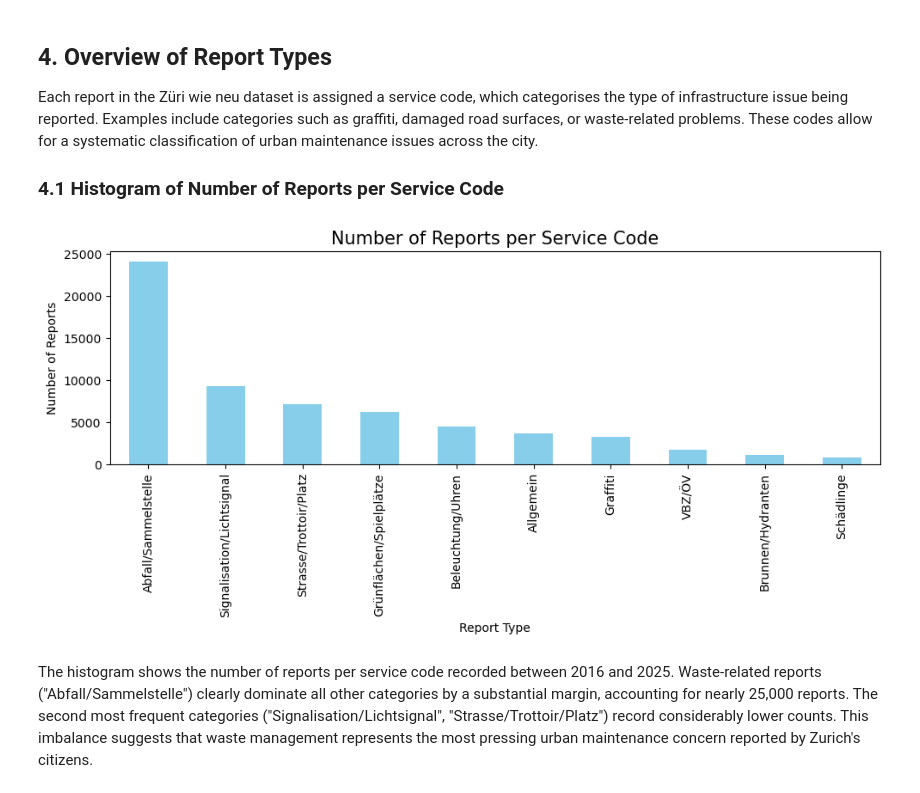
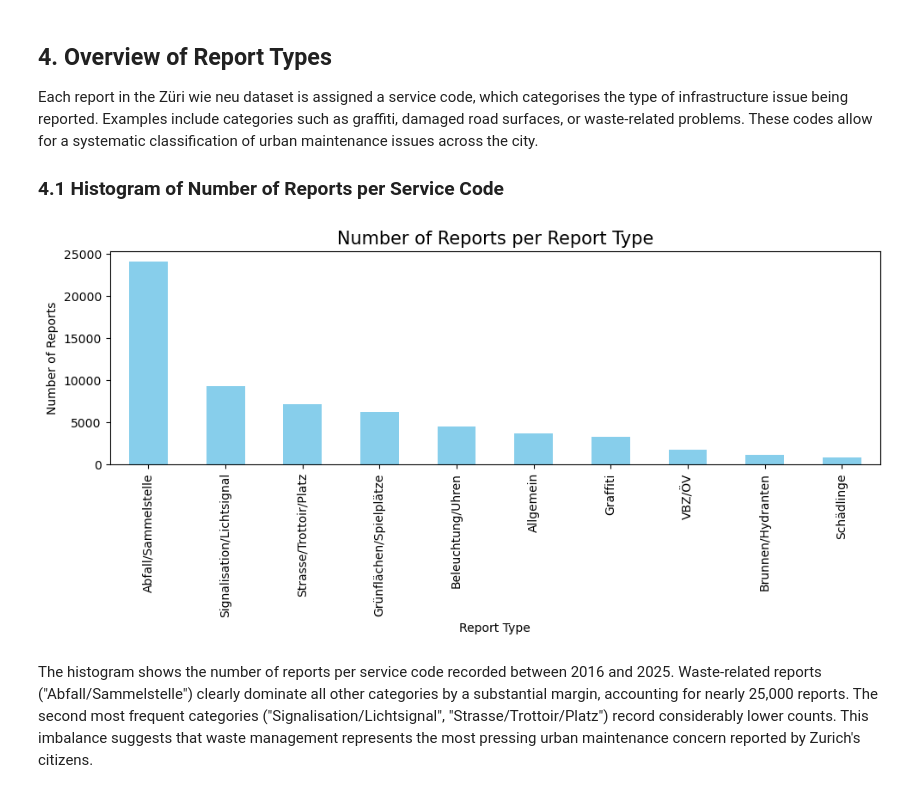
Before and after one commit to fabianott/zueriwieneu_spatial_analysis, a Jupyter notebook: notebooks/spatial_analysis.ipynb, the cells around one changed output. Drawn from its saved outputs; the diff is of its cells as text; code cells hidden in the pictures.

```diff
--- a/notebooks/spatial_analysis.ipynb
+++ b/notebooks/spatial_analysis.ipynb
@@ -305,13 +304,13 @@ Each report in the Züri wie neu dataset is assigned a service code, which categ
 # %%
 plot_bar(
     reports_gdf["service_code"].value_counts(),
-    title = "Number of Reports per Service Code",
+    title = "Number of Reports per Report Type",
     xlabel = "Report Type",
     ylabel = "Number of Reports",
-    output_path = outputs_dir / "reports_per_service_code.png",
+    output_path = outputs_dir / "reports_type_histogram.png",
 )
 # %% [output]
-[figure, old version]
+[figure, new version]
 # %% [markdown]
 The histogram shows the number of reports per service code recorded between 2016 and 2025. Waste-related reports ("Abfall/Sammelstelle") clearly dominate all other categories by a substantial margin, accounting for nearly 25,000 reports. The second most frequent categories ("Signalisation/Lichtsignal", "Strasse/Trottoir/Platz") record considerably lower counts. This imbalance suggests that waste management represents the most pressing urban maintenance concern reported by Zurich's citizens.
 # %% [markdown]
```
Also changed, not shown: parts of 11 cells of this notebook, 22 other files.
